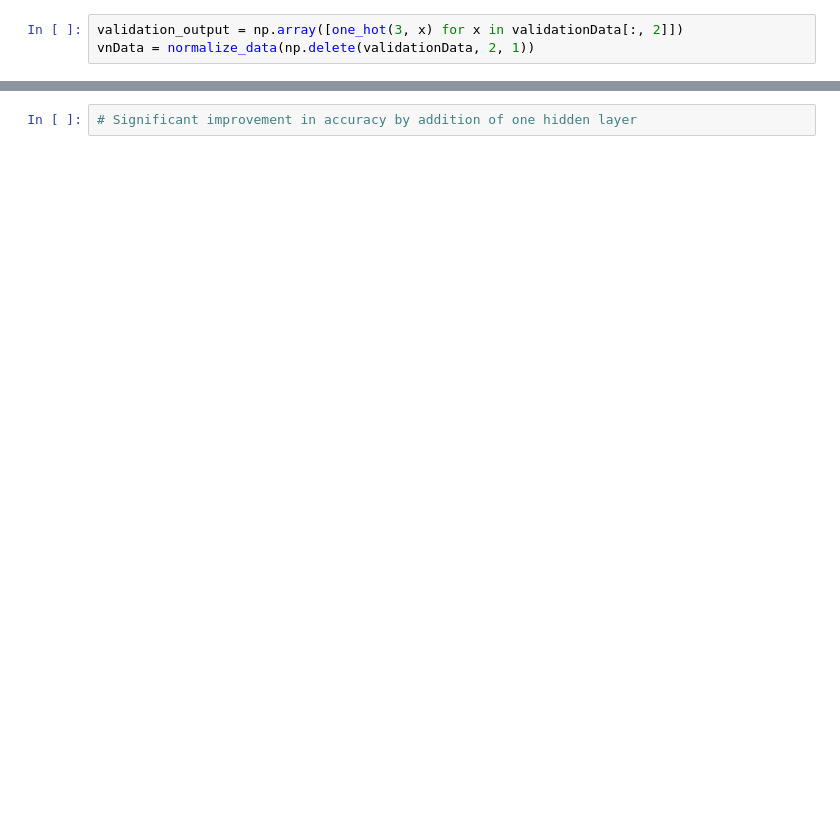
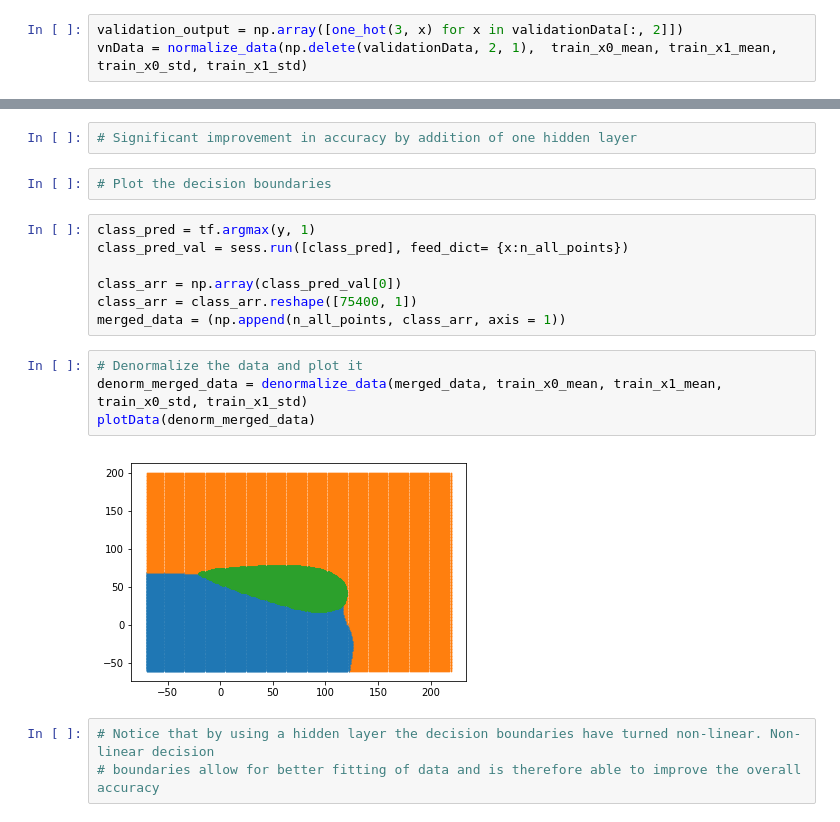
Before and after one commit to gunjangupta80/machine_learning_samples, a Jupyter notebook: tensorflow-samples/simple-nn/SimpleNN.ipynb, the cells around one changed output, grey strips where cells are left out. Saved outputs shown, nothing was run; the diff lists cells and outputs as text; blank space fills up the shorter version.

Commit message:
Code for genrating decision boundaries

```diff
--- a/tensorflow-samples/simple-nn/SimpleNN.ipynb
+++ b/tensorflow-samples/simple-nn/SimpleNN.ipynb
@@ -193,7 +234,7 @@ correct_prediction = tf.equal(tf.argmax(y, 1), tf.argmax(y_, 1))
 accuracy = tf.reduce_mean(tf.cast(correct_prediction, tf.float32))
 # %%
 validation_output = np.array([one_hot(3, x) for x in validationData[:, 2]])
-vnData = normalize_data(np.delete(validationData, 2, 1))
+vnData = normalize_data(np.delete(validationData, 2, 1),  train_x0_mean, train_x1_mean, train_x0_std, train_x1_std)
 # %%
 print("Accuracy = %s "%sess.run(accuracy, feed_dict={x: vnData,
                                       y_: validation_output}))
@@ -202,2 +243,20 @@ Accuracy = 0.985
 # %%
 # Significant improvement in accuracy by addition of one hidden layer
+# %%
+# Plot the decision boundaries
+# %%
+class_pred = tf.argmax(y, 1)
+class_pred_val = sess.run([class_pred], feed_dict= {x:n_all_points})
+
+class_arr = np.array(class_pred_val[0])
+class_arr = class_arr.reshape([75400, 1])
+merged_data = (np.append(n_all_points, class_arr, axis = 1))
+# %%
+# Denormalize the data and plot it
+denorm_merged_data = denormalize_data(merged_data, train_x0_mean, train_x1_mean, train_x0_std, train_x1_std)
+plotData(denorm_merged_data)
+# %% [output]
+[figure, added]
+# %%
+# Notice that by using a hidden layer the decision boundaries have turned non-linear. Non-linear decision
+# boundaries allow for better fitting of data and is therefore able to improve the overall accuracy
```
Also changed, not shown: parts of 14 cells of this notebook.
